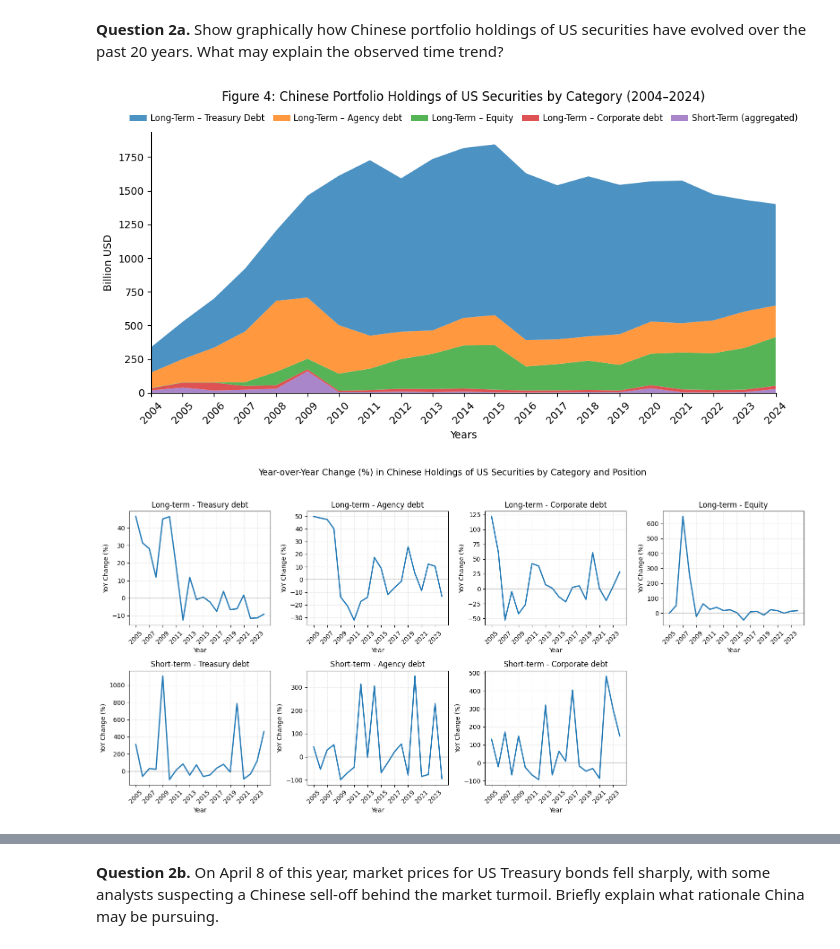
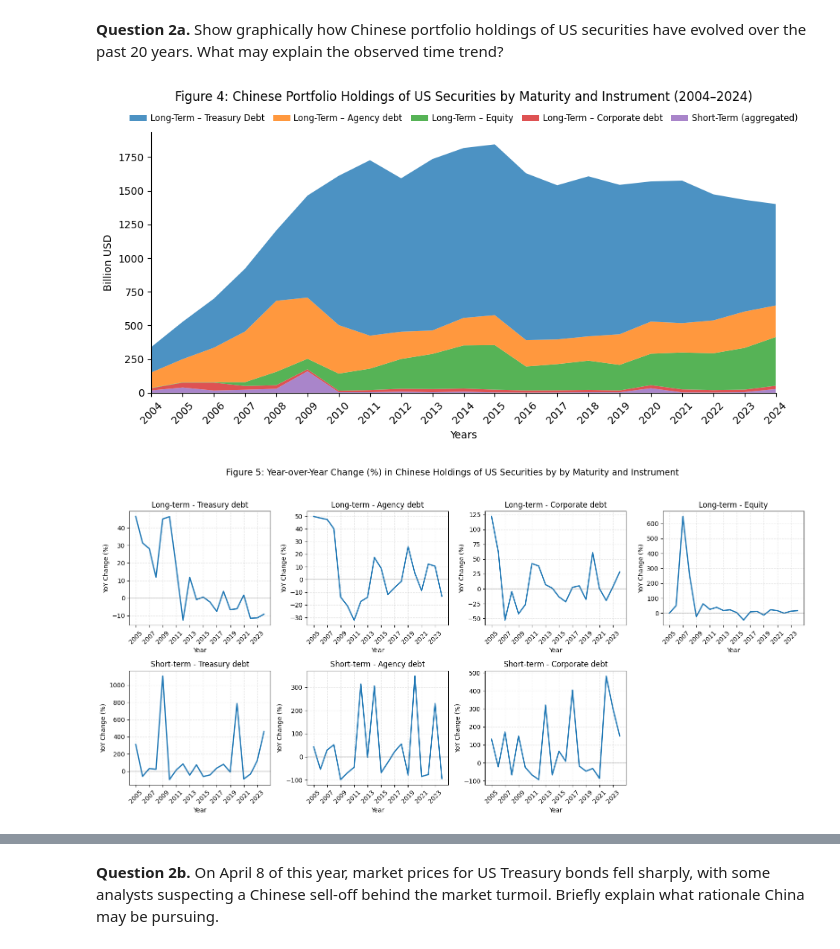
Before and after one commit to J-Wilke/Computational-Economics, a Jupyter notebook: Data Viz/China as a Global Creditor - a Data Excercise/Data Excercise.ipynb, the cells around one changed output, grey strips where cells are left out. Cells and saved outputs as stored; diff of their text form; code cells hidden in the pictures.

```diff
--- a/Data Viz/China as a Global Creditor - a Data Excercise/Data Excercise.ipynb
+++ b/Data Viz/China as a Global Creditor - a Data Excercise/Data Excercise.ipynb
@@ -468,35 +468,35 @@ colors_reversed = default_colors[:len(labels)][::-1]
 
 # Plot
 fig, ax = plt.subplots(figsize=(10, 5))
 ax.stackplot(combined.index, combined.T, labels=labels, colors=colors_reversed, alpha=0.8)
 
 # Axes styling
-ax.set_title("Figure 4: Chinese Portfolio Holdings of US Securities by Category (2004–2024)", pad=30)
+ax.set_title("Figure 4: Chinese Portfolio Holdings of US Securities by Maturity and Instrument (2004–2024)", pad=30)
 ax.set_xlabel("Years")
 ax.set_ylabel("Billion USD")
 ax.set_xticks(combined.index)
 ax.set_xticklabels(combined.index.astype(int), rotation=45)
 ax.set_xlim(combined.index.min(), combined.index.max())
 
 # Legend directly below the title, horizontal
 handles, labs = ax.get_legend_handles_labels()
 legend = ax.legend(handles[::-1], labs[::-1],
                    loc='upper center',
                    bbox_to_anchor=(0.5, 1.10),
                    fontsize='small',
                    frameon=False,
                    ncol=len(labels),
                    columnspacing=1.0,
                    handletextpad=0.4)
 legend.get_title().set_fontsize('medium')
 # Clean up spines
 ax.spines['top'].set_visible(False)
 ax.spines['right'].set_visible(False)
 
 plt.tight_layout()
 plt.show()
 # %% [output]
-[figure, old version]
+[figure, new version]
 # %%
 # Create dedicated DataFrame for facet wrap plot
 df_facet_wrap = ticdata[
@@ -577,9 +577,9 @@ for i in range(len(position_mapping["Short-term"]), n_cols):
     axes[1, i].axis('off')
 
 # Add title and adjust layout
-plt.suptitle("Year-over-Year Change (%) in Chinese Holdings of US Securities by Category and Position", fontsize=14)
+plt.suptitle("Figure 5: Year-over-Year Change (%) in Chinese Holdings of US Securities by by Maturity and Instrument", fontsize=14)
 plt.tight_layout(rect=[0, 0, 1, 0.95])
 plt.show()
 # %% [output]
-[figure, old version]
+[figure, new version]
 # %% [markdown]
```
Also changed, not shown: parts of 1 cell of this notebook.
